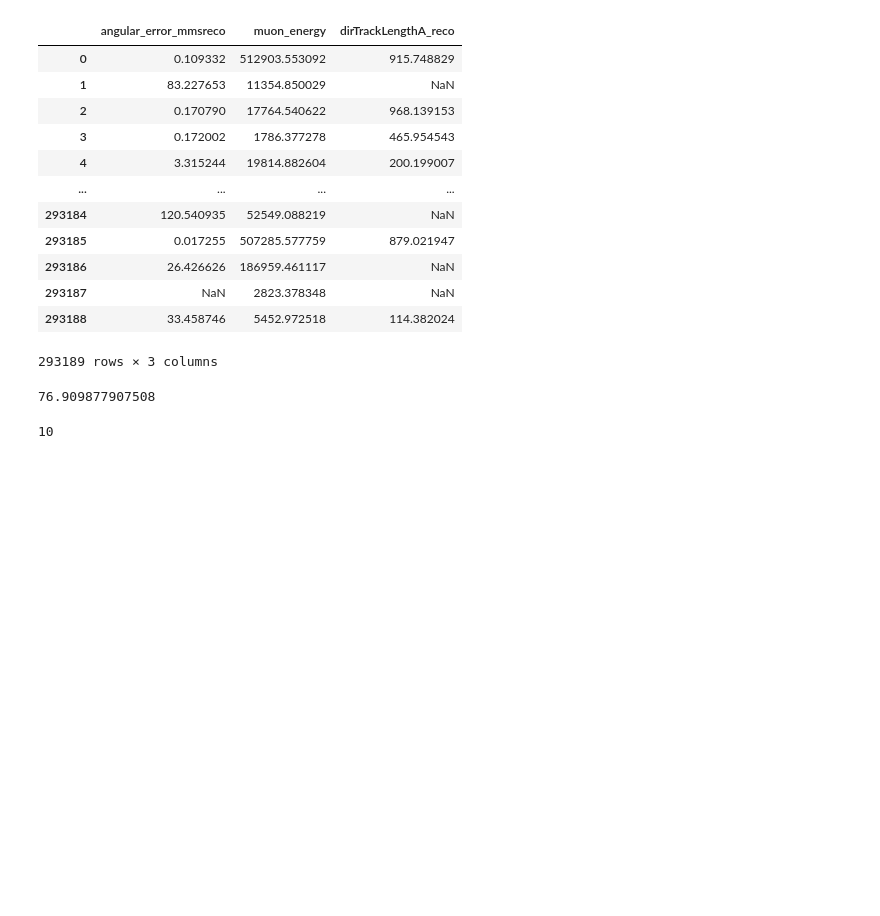
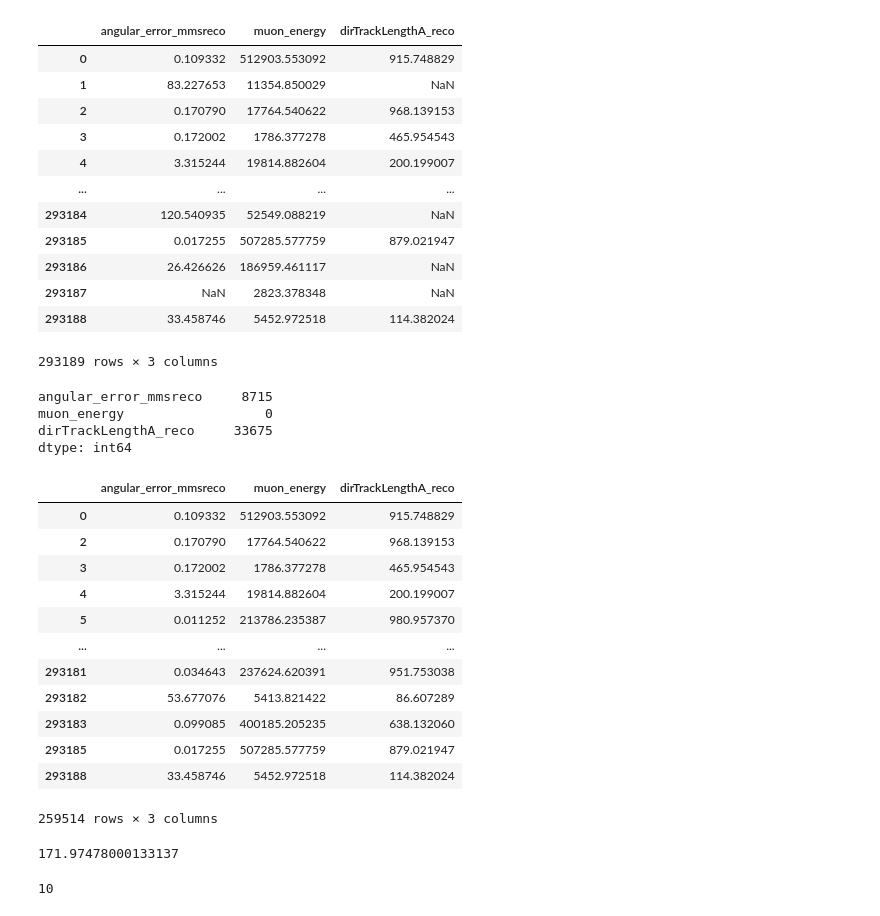
Before and after one commit to BraydenDillon/Simulation, a Jupyter notebook: plot_merit_number.ipynb, the cells around one changed output. Drawn from its saved outputs; the diff is of its cells as text; code cells hidden in the pictures; blank space fills up the shorter version.

```diff
--- a/plot_merit_number.ipynb
+++ b/plot_merit_number.ipynb
@@ -110,10 +109,35 @@ df
 | 293187 | NaN | 2823.378348 | NaN |
 | 293188 | 33.458746 | 5452.972518 | 114.382024 |
 293189 rows × 3 columns
+# %%
+# checking for NaN values
+print(df.isnull().sum())
+# %% [output]
+angular_error_mmsreco     8715
+muon_energy                  0
+dirTrackLengthA_reco     33675
+dtype: int64
+# %%
+df = df.dropna()
+df
+# %% [output]
+|  | angular_error_mmsreco | muon_energy | dirTrackLengthA_reco |
+| 0 | 0.109332 | 512903.553092 | 915.748829 |
+| 2 | 0.170790 | 17764.540622 | 968.139153 |
+| 3 | 0.172002 | 1786.377278 | 465.954543 |
+| 4 | 3.315244 | 19814.882604 | 200.199007 |
+| 5 | 0.011252 | 213786.235387 | 980.957370 |
+| ... | ... | ... | ... |
+| 293181 | 0.034643 | 237624.620391 | 951.753038 |
+| 293182 | 53.677076 | 5413.821422 | 86.607289 |
+| 293183 | 0.099085 | 400185.205235 | 638.132060 |
+| 293185 | 0.017255 | 507285.577759 | 879.021947 |
+| 293188 | 33.458746 | 5452.972518 | 114.382024 |
+259514 rows × 3 columns
 # %%
-get_mert_number(df.muon_energy, df.angular_error_mmsreco)
+get_merit_number(df.muon_energy, df.angular_error_mmsreco)
 # %% [output]
-76.909877907508
+171.97478000133137
 # %%
 log_bin, merit_number = binned_histogram(xdata = df.muon_energy,
                                          error=df.angular_error_mmsreco,
```
Also changed, not shown: parts of 8 cells of this notebook, 1 other file.
